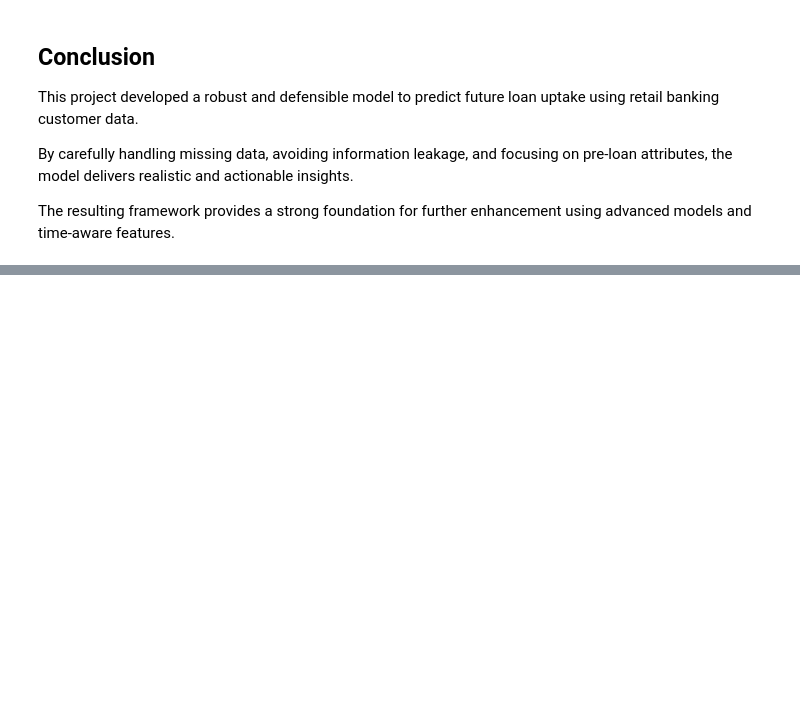
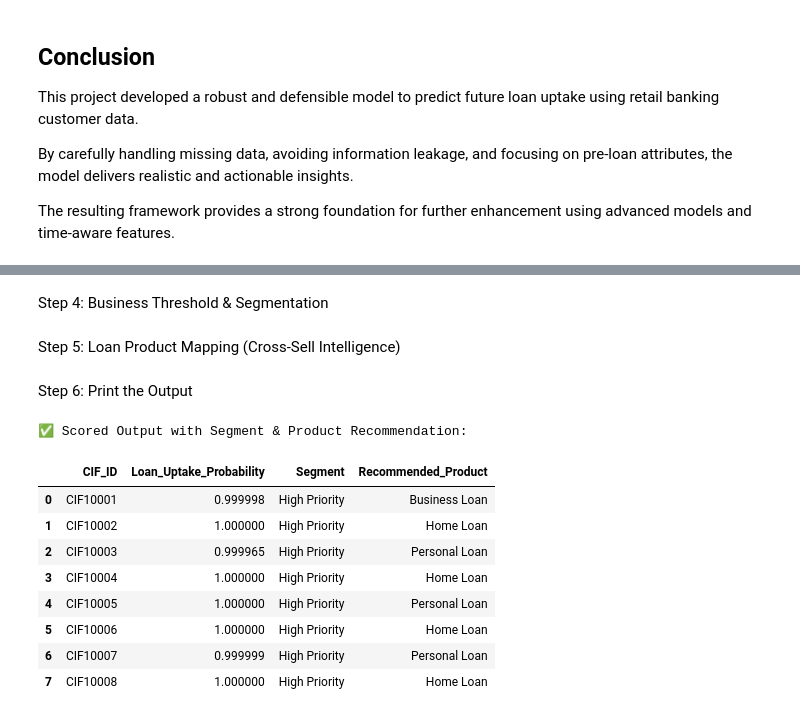
Before and after one commit to srghimire061/ai-training, a Jupyter notebook: AI Model to forecast trends and detect opportunities in Retail Banking/python/Retail_Banking_Loan_Uptake_Model.ipynb, the cells around one changed output, grey strips where cells are left out. Saved outputs shown, nothing was run; the diff lists cells and outputs as text; code cells hidden in the pictures; blank space fills up the shorter version.

Commit message:
Deployed model in production

```diff
--- a/AI Model to forecast trends and detect opportunities in Retail Banking/python/Retail_Banking_Loan_Uptake_Model.ipynb
+++ b/AI Model to forecast trends and detect opportunities in Retail Banking/python/Retail_Banking_Loan_Uptake_Model.ipynb
@@ -1115,0 +1268,14 @@ enhancement using advanced models and time-aware features.
+# %% [markdown]
+Step 4: Business Threshold & Segmentation
+# %%
+def segment(p):
+    if p >= 0.80:
+        return "High Priority"
+    elif p >= 0.65:
+        return "Medium Priority"
+    else:
+        return "Low Priority"
+
+output["Segment"] = output["Loan_Uptake_Probability"].apply(segment)
+# %% [markdown]
+Step 5: Loan Product Mapping (Cross-Sell Intelligence)
@@ -1115,0 +1292,16 @@ enhancement using advanced models and time-aware features.
+# %% [markdown]
+Step 6: Print the Output
+# %%
+print("\n✅ Scored Output with Segment & Product Recommendation:")
+display(output.head(10))
+# %% [output]
+✅ Scored Output with Segment & Product Recommendation:
+|  | CIF_ID | Loan_Uptake_Probability | Segment | Recommended_Product |
+| 0 | CIF10001 | 0.999998 | High Priority | Business Loan |
+| 1 | CIF10002 | 1.000000 | High Priority | Home Loan |
+| 2 | CIF10003 | 0.999965 | High Priority | Personal Loan |
+| 3 | CIF10004 | 1.000000 | High Priority | Home Loan |
+| 4 | CIF10005 | 1.000000 | High Priority | Personal Loan |
+| 5 | CIF10006 | 1.000000 | High Priority | Home Loan |
+| 6 | CIF10007 | 0.999999 | High Priority | Personal Loan |
+| 7 | CIF10008 | 1.000000 | High Priority | Home Loan |
```
Also changed, not shown: parts of 8 cells of this notebook, 2 other files.
